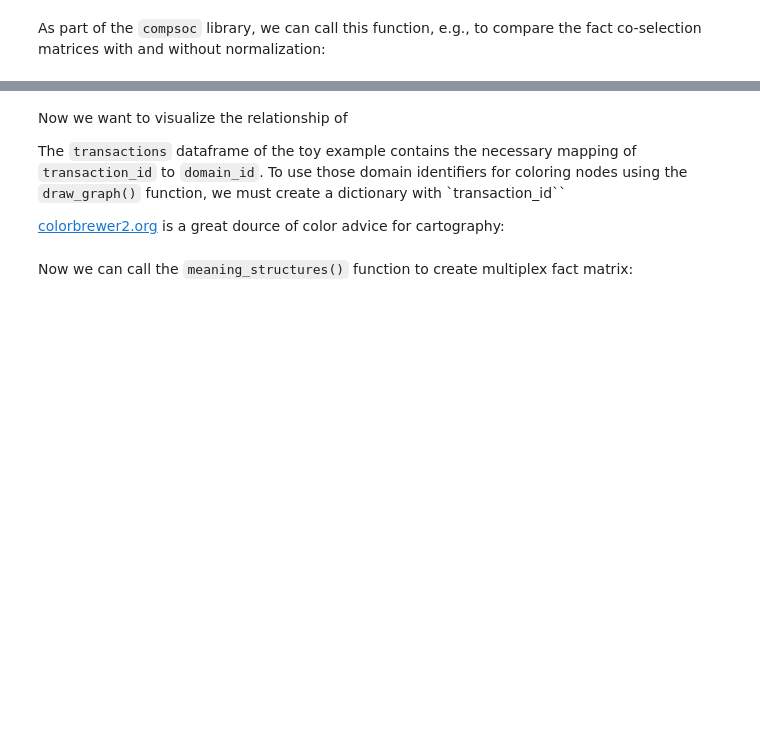
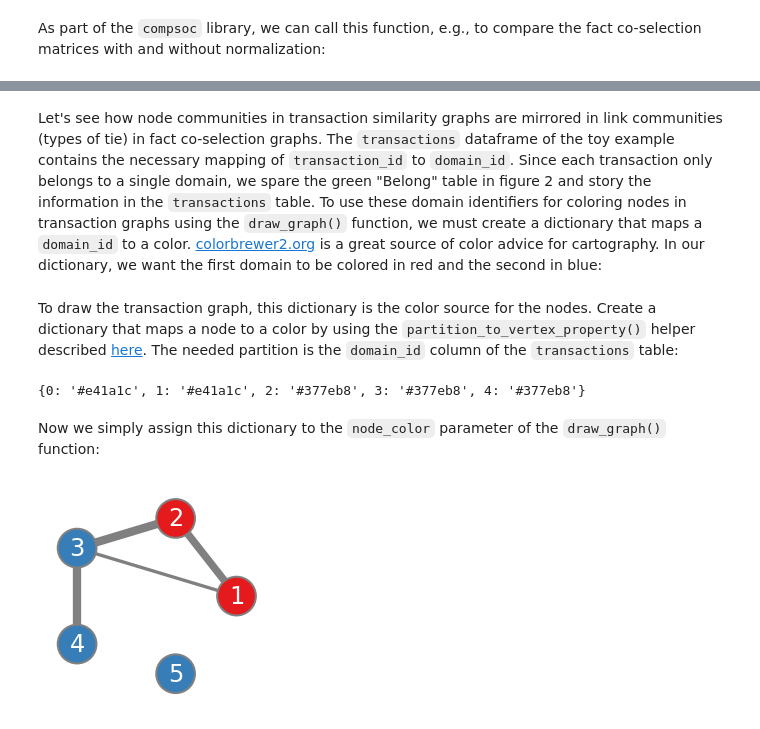
Before and after one commit to gesiscss/compsoc, a Jupyter notebook: meaning_structures.ipynb, the cells around one changed output, grey strips where cells are left out. Drawn from its saved outputs; the diff is of its cells as text; code cells hidden in the pictures; blank space fills up the shorter version.

```diff
--- a/meaning_structures.ipynb
+++ b/meaning_structures.ipynb
@@ -686,8 +971,4 @@ def meaning_structures(
 
             return co_selections, facts_enriched
 # %% [markdown]
-Now we want to visualize the relationship of
-
-The ``transactions`` dataframe of the toy example contains the necessary mapping of ``transaction_id`` to ``domain_id``. To use those domain identifiers for coloring nodes using the ``draw_graph()`` function, we must create a dictionary with `transaction_id``
-
-[colorbrewer2.org](https://colorbrewer2.org/) is a great dource of color advice for cartography:
+Let's see how node communities in transaction similarity graphs are mirrored in link communities (types of tie) in fact co-selection graphs. The `transactions` dataframe of the toy example contains the necessary mapping of `transaction_id` to `domain_id`. Since each transaction only belongs to a single domain, we spare the green "Belong" table in figure 2 and story the information in the `transactions` table. To use these domain identifiers for coloring nodes in transaction graphs using the `draw_graph()` function, we must create a dictionary that maps a `domain_id` to a color. [colorbrewer2.org](https://colorbrewer2.org/) is a great source of color advice for cartography. In our dictionary, we want the first domain to be colored in red and the second in blue:
@@ -694,16 +977,25 @@ The ``transactions`` dataframe of the toy example contains the necessary mapping
+# %% [markdown]
+To draw the transaction graph, this dictionary is the color source for the nodes. Create a dictionary that maps a node to a color by using the `partition_to_vertex_property()` helper described [here](draw_graph.ipynb). The needed partition is the `domain_id` column of the `transactions` table:
+# %%
+node_color = cs.partition_to_vertex_property(transactions['domain_id'], {0: '#e41a1c', 1: '#377eb8'})
+node_color
+# %% [output]
+{0: '#e41a1c', 1: '#e41a1c', 2: '#377eb8', 3: '#377eb8', 4: '#377eb8'}
+# %% [markdown]
+Now we simply assign this dictionary to the `node_color` parameter of the `draw_graph()` function:
 # %%
 cs.draw_graph(
     hn,
     node_pos=nx.circular_layout(hn),
     node_size_factor=.25,
-    node_color=cs.partition_to_vertex_property(transactions['domain_id'], {0: '#e41a1c', 1: '#377eb8'}),
+    node_color=node_color,
     node_border_width=2,
     edge_width_factor=50,
     labels='text',
     font_size_factor=2,
     font_color='white',
     figsize='small',
     margins=.2
 )
+# %% [output]
+[figure, added]
-# %% [markdown]
-Now we can call the ``meaning_structures()`` function to create multiplex fact matrix:
```
Also changed, not shown: parts of 71 cells of this notebook, 3 other files.
